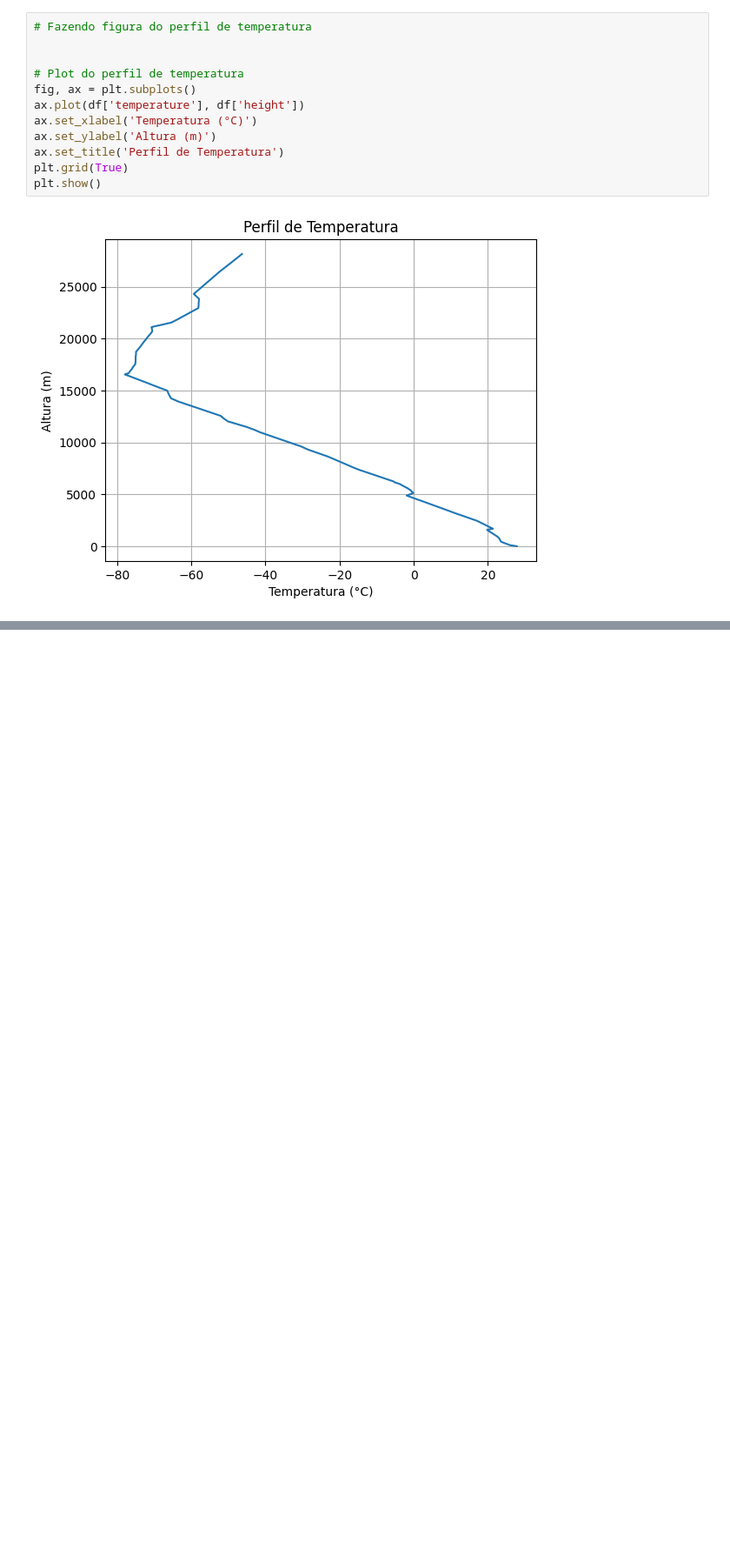
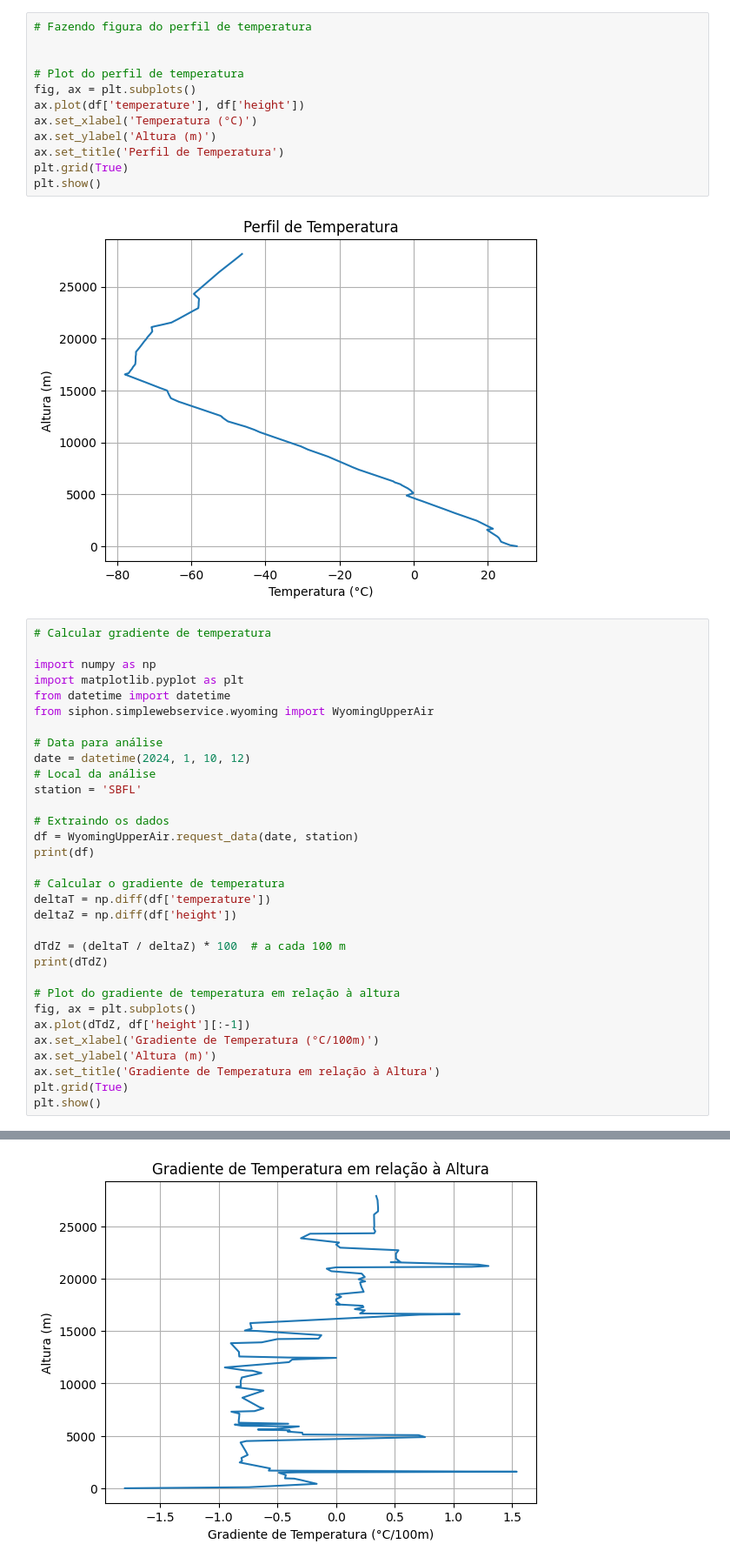
Before and after one commit to muriell-b/ENS5173_01, a Jupyter notebook: projeto02.ipynb, the cells around one changed output, grey strips where cells are left out. Shown: that part at 87% size. Cells and saved outputs as stored; diff of their text form; blank space fills up the shorter version.

```diff
--- a/projeto02.ipynb
+++ b/projeto02.ipynb
@@ -500,3 +500,36 @@ plt.grid(True)
 plt.show()
 # %% [output]
 [figure]
+# %%
+# Calcular gradiente de temperatura
+
+import numpy as np
+import matplotlib.pyplot as plt
+from datetime import datetime
+from siphon.simplewebservice.wyoming import WyomingUpperAir
+
+# Data para análise
+date = datetime(2024, 1, 10, 12)
+# Local da análise
+station = 'SBFL'
+
+# Extraindo os dados
+df = WyomingUpperAir.request_data(date, station)
+print(df)
+
+# Calcular o gradiente de temperatura
+deltaT = np.diff(df['temperature'])
+deltaZ = np.diff(df['height'])
+
+dTdZ = (deltaT / deltaZ) * 100  # a cada 100 m
+print(dTdZ)
+
+# Plot do gradiente de temperatura em relação à altura
+fig, ax = plt.subplots()
+ax.plot(dTdZ, df['height'][:-1])
+ax.set_xlabel('Gradiente de Temperatura (°C/100m)')
+ax.set_ylabel('Altura (m)')
+ax.set_title('Gradiente de Temperatura em relação à Altura')
+plt.grid(True)
+plt.show()
+# %% [output]
@@ -502,0 +553 @@ plt.show()
+[figure, added]
```
Also changed, not shown: parts of 1 cell of this notebook.
